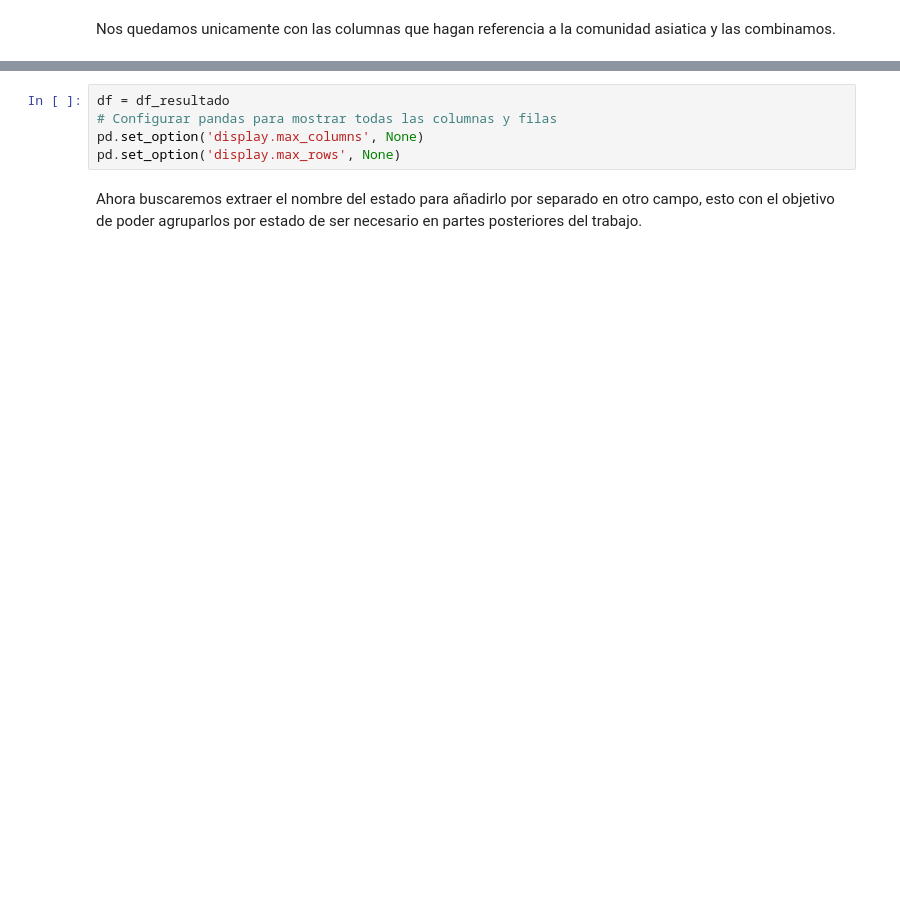
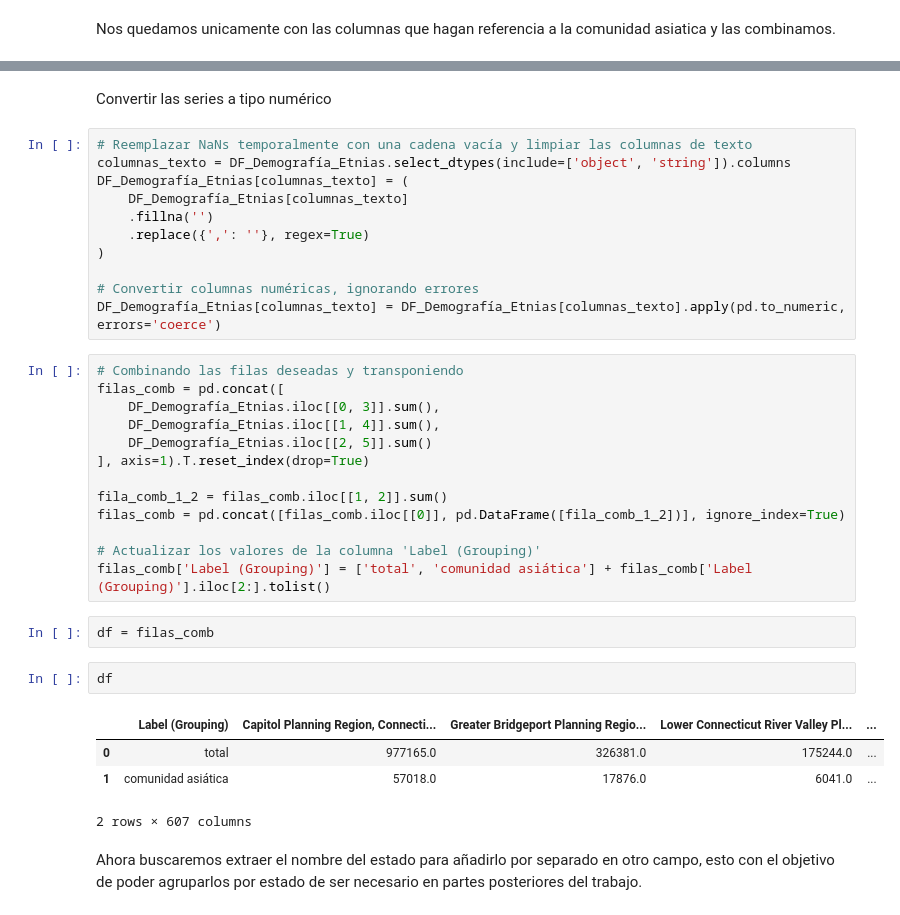
Before and after one commit to psm545/Google-and-Yelp-Recomendaciones-PF-Henry-PT-09, a Jupyter notebook: Demografía.ipynb, the cells around one changed output, grey strips where cells are left out. Saved outputs shown, nothing was run; the diff lists cells and outputs as text; blank space fills up the shorter version.

```diff
--- a/Demografía.ipynb
+++ b/Demografía.ipynb
@@ -169,8 +146,38 @@ df_resultado
-# %%
-df = df_resultado
-# Configurar pandas para mostrar todas las columnas y filas
-pd.set_option('display.max_columns', None)
-pd.set_option('display.max_rows', None)
+# %% [markdown]
+Convertir las series a tipo numérico
+# %%
+# Reemplazar NaNs temporalmente con una cadena vacía y limpiar las columnas de texto
+columnas_texto = DF_Demografía_Etnias.select_dtypes(include=['object', 'string']).columns
+DF_Demografía_Etnias[columnas_texto] = (
+    DF_Demografía_Etnias[columnas_texto]
+    .fillna('')
+    .replace({',': ''}, regex=True)
+)
+
+# Convertir columnas numéricas, ignorando errores
+DF_Demografía_Etnias[columnas_texto] = DF_Demografía_Etnias[columnas_texto].apply(pd.to_numeric, errors='coerce')
+# %%
+# Combinando las filas deseadas y transponiendo
+filas_comb = pd.concat([
+    DF_Demografía_Etnias.iloc[[0, 3]].sum(),
+    DF_Demografía_Etnias.iloc[[1, 4]].sum(),
+    DF_Demografía_Etnias.iloc[[2, 5]].sum()
+], axis=1).T.reset_index(drop=True)
+
+fila_comb_1_2 = filas_comb.iloc[[1, 2]].sum()
+filas_comb = pd.concat([filas_comb.iloc[[0]], pd.DataFrame([fila_comb_1_2])], ignore_index=True)
+
+# Actualizar los valores de la columna 'Label (Grouping)'
+filas_comb['Label (Grouping)'] = ['total', 'comunidad asiática'] + filas_comb['Label (Grouping)'].iloc[2:].tolist()
+# %%
+df = filas_comb
+# %%
+df
+# %% [output]
+|  | Label (Grouping) | Capitol Planning Region, Connecti... | Greater Bridgeport Planning Regio... | Lower Connecticut River Valley Pl... | ... |
+| 0 | total | 977165.0 | 326381.0 | 175244.0 | ... |
+| 1 | comunidad asiática | 57018.0 | 17876.0 | 6041.0 | ... |
+2 rows × 607 columns
 # %% [markdown]
 Ahora buscaremos extraer el nombre del estado para añadirlo por separado en otro campo, esto con el objetivo de poder agruparlos por estado de ser necesario en partes posteriores del trabajo.
 # %%
```
Also changed, not shown: parts of 17 cells of this notebook, 3 other files.
